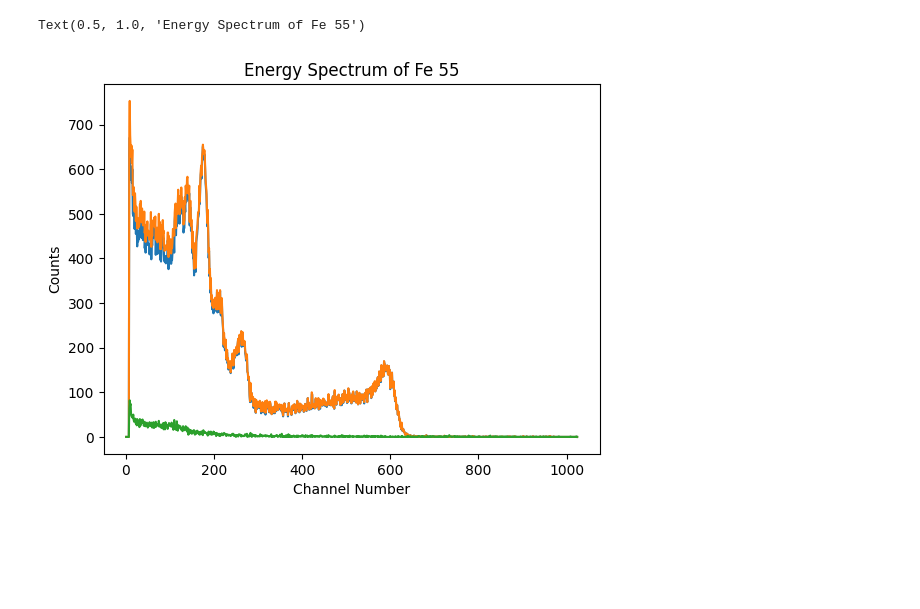
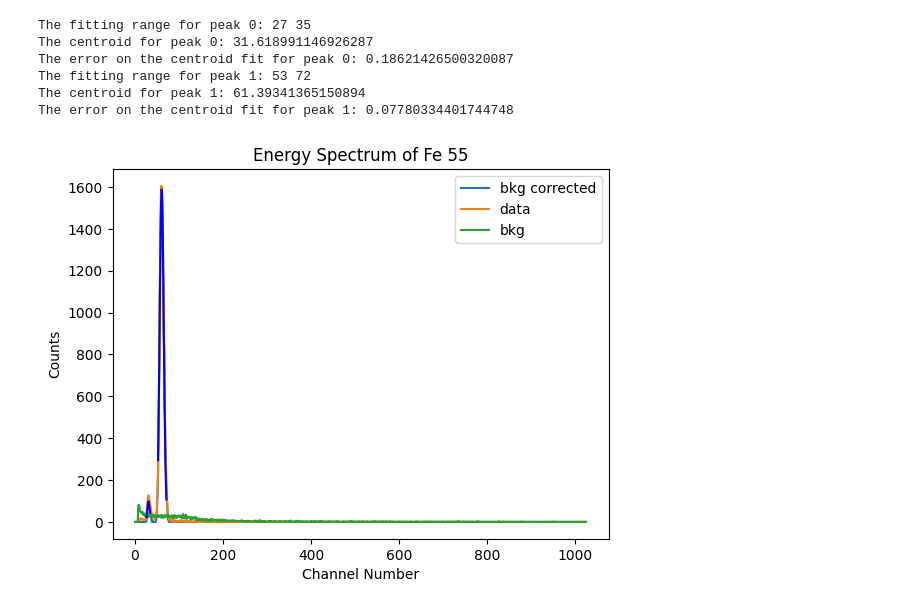
Before and after one commit to Shounak2512/Proportional-counter, a Jupyter notebook: Energy_Spect_Fe.ipynb, the cells around one changed output. Saved outputs shown, nothing was run; the diff lists cells and outputs as text; code cells hidden in the pictures; blank space fills up the shorter version.

Commit message:
Energy calibration almost done and fixed the nomenclature mixup

```diff
--- a/Energy_Spect_Fe.ipynb
+++ b/Energy_Spect_Fe.ipynb
@@ -37,7 +37,7 @@ def gaussian(x, a, mu, sigma):
 #defining the gaussian
 # %%
 def peak_fitter(function, channel, data_list,fit_range,init_guess):
-    mu, cov=sci.curve_fit(function,channel[fit_range[0]:fit_range[1]],data_list[fit_range[0]:fit_range[1]],p0=init_guess,maxfev=3000)
+    mu, cov=sci.curve_fit(function,channel[fit_range[0]:fit_range[1]],data_list[fit_range[0]:fit_range[1]],p0=init_guess)
     gauss=gaussian(channel[fit_range[0]:fit_range[1]],*mu)
     channel_no_ranged=channel[fit_range[0]:fit_range[1]]
     return channel_no_ranged, gauss, mu, cov
@@ -45,6 +45,7 @@ def peak_fitter(function, channel, data_list,fit_range,init_guess):
 def graphfitter(range_list,num_peak,function,channels,bkg_corr_data,p0_list):
     ranged_channel_list=[]
     fit_gauss_list=[]
+    centroid_list=[]
     # for peak_num in num_peak:
     for peaks in range(0,num_peak):
         ranged_channel,fit_gauss,mu,cov = peak_fitter(function,channels,bkg_corr_data,range_list[peaks],p0_list[peaks])
@@ -54,12 +55,13 @@ def graphfitter(range_list,num_peak,function,channels,bkg_corr_data,p0_list):
         print(f"The fitting range for peak {peaks}:",ranged_channel[0],ranged_channel[-1])
         print(f"The centroid for peak {peaks}:",mu[1])
         print(f"The error on the centroid fit for peak {peaks}:", centroid_error[1])
-    return ranged_channel_list, fit_gauss_list
+        centroid_list.append(mu[1])
+    return ranged_channel_list, fit_gauss_list,centroid_list
 # %%
 bkg=extract_mca_data("team_battery/bkg_10_1789.mca")
 # %%
-raw_E_spectrum_fe=extract_mca_data("team_battery/am_10_1790_spectrum.mca")
-raw_E_spectrum_am=extract_mca_data("team_battery/fe_10_1789_spectrum.mca")
+raw_E_spectrum_fe=extract_mca_data("team_battery/fe_10_1789_spectrum.mca")
+raw_E_spectrum_am=extract_mca_data("team_battery/am_10_1790_spectrum.mca")
 raw_E_spectrum_ba=extract_mca_data("team_battery/ba_10_1790_spectrum.mca")
 # %%
 channel_no=np.arange(1,len(raw_E_spectrum_fe)+1)
@@ -68,14 +70,26 @@ E_spectrum_fe=bkg_corrector(bkg,raw_E_spectrum_fe)
 E_spectrum_am=bkg_corrector(bkg,raw_E_spectrum_am)
 E_spectrum_ba=bkg_corrector(bkg,raw_E_spectrum_ba)
 # %%
-plt.plot(channel_no,E_spectrum_fe)
-plt.plot(channel_no,raw_E_spectrum_fe)
-plt.plot(channel_no,bkg)
+fe_fitting_range=[[26,35],[52,72]]
+fe_p0=[[100,33,10],[1600,60,10]]
+fe_range_channnel,fit_fe_gauss,fe_centroid_list=graphfitter(fe_fitting_range,2,gaussian,channel_no,E_spectrum_fe,fe_p0)
+plt.plot(channel_no,E_spectrum_fe,label='bkg corrected')
+plt.plot(channel_no,raw_E_spectrum_fe,label='data')
+plt.plot(channel_no,bkg,label='bkg')
+# plt.plot(peak_positions,peak_pnts,'k.')
 plt.xlabel("Channel Number")
 plt.ylabel("Counts")
 plt.title("Energy Spectrum of Fe 55")
-# plt.xlim(400,650)
+plt.legend()
+# plt.xlim(500,650)
+for fitpeak in range(0,len(fe_fitting_range)):
+    plt.plot(fe_range_channnel[fitpeak],fit_fe_gauss[fitpeak],color='blue')
 # %% [output]
-Text(0.5, 1.0, 'Energy Spectrum of Fe 55')
+The fitting range for peak 0: 27 35
+The centroid for peak 0: 31.618991146926287
+The error on the centroid fit for peak 0: 0.18621426500320087
+The fitting range for peak 1: 53 72
+The centroid for peak 1: 61.39341365150894
+The error on the centroid fit for peak 1: 0.07780334401744748
-[figure, old version]
+[figure, new version]
 # %%
```
Also changed, not shown: parts of 3 cells of this notebook, 2 other files.
